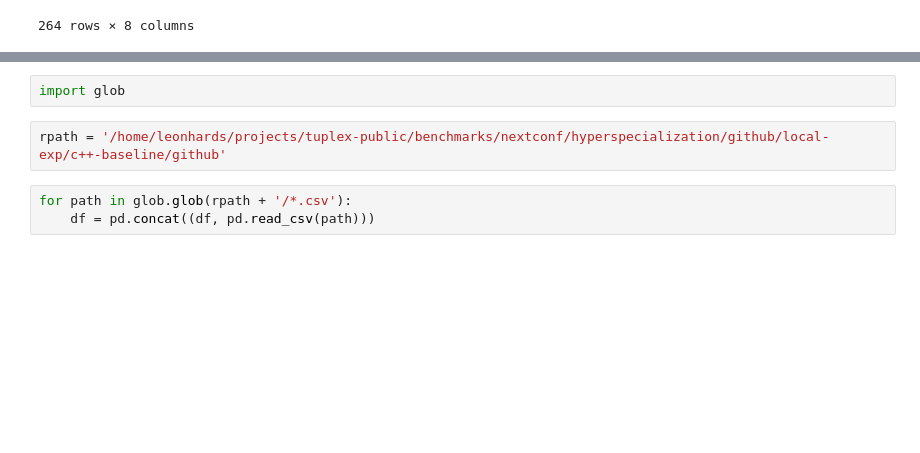
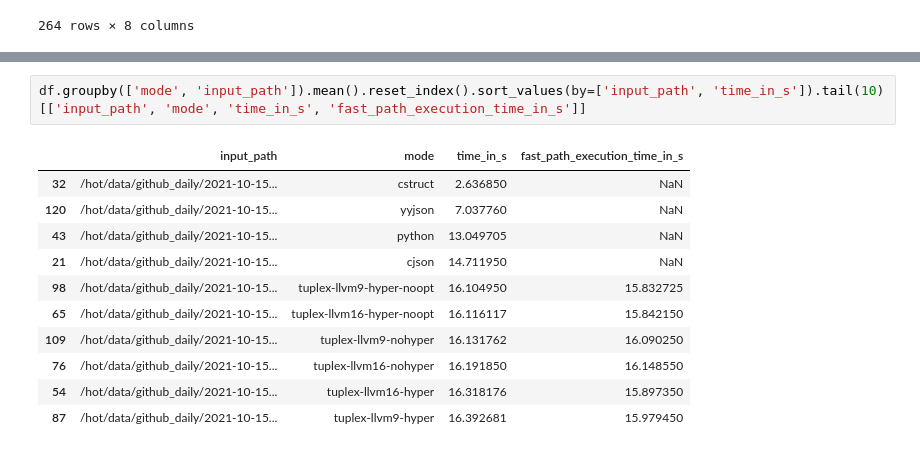
Before and after one commit to LeonhardFS/tuplex-public, a Jupyter notebook: benchmarks/nextconf/hyperspecialization/notebooks/01_Github_Analysis.ipynb, the cells around one changed output, grey strips where cells are left out. Drawn from its saved outputs; the diff is of its cells as text; blank space fills up the shorter version.

```diff
--- a/benchmarks/nextconf/hyperspecialization/notebooks/01_Github_Analysis.ipynb
+++ b/benchmarks/nextconf/hyperspecialization/notebooks/01_Github_Analysis.ipynb
@@ -135,7 +208,14 @@ df = pd.DataFrame()
-# %%
-import glob
-# %%
-rpath = '/home/leonhards/projects/tuplex-public/benchmarks/nextconf/hyperspecialization/github/local-exp/c++-baseline/github'
-# %%
-for path in glob.glob(rpath + '/*.csv'):
-    df = pd.concat((df, pd.read_csv(path)))
+# %%
+df.groupby(['mode', 'input_path']).mean().reset_index().sort_values(by=['input_path', 'time_in_s']).tail(10)[['input_path', 'mode', 'time_in_s', 'fast_path_execution_time_in_s']]
+# %% [output]
+|  | input_path | mode | time_in_s | fast_path_execution_time_in_s |
+| 32 | /hot/data/github_daily/2021-10-15... | cstruct | 2.636850 | NaN |
+| 120 | /hot/data/github_daily/2021-10-15... | yyjson | 7.037760 | NaN |
+| 43 | /hot/data/github_daily/2021-10-15... | python | 13.049705 | NaN |
+| 21 | /hot/data/github_daily/2021-10-15... | cjson | 14.711950 | NaN |
+| 98 | /hot/data/github_daily/2021-10-15... | tuplex-llvm9-hyper-noopt | 16.104950 | 15.832725 |
+| 65 | /hot/data/github_daily/2021-10-15... | tuplex-llvm16-hyper-noopt | 16.116117 | 15.842150 |
+| 109 | /hot/data/github_daily/2021-10-15... | tuplex-llvm9-nohyper | 16.131762 | 16.090250 |
+| 76 | /hot/data/github_daily/2021-10-15... | tuplex-llvm16-nohyper | 16.191850 | 16.148550 |
+| 54 | /hot/data/github_daily/2021-10-15... | tuplex-llvm16-hyper | 16.318176 | 15.897350 |
+| 87 | /hot/data/github_daily/2021-10-15... | tuplex-llvm9-hyper | 16.392681 | 15.979450 |
```
Also changed, not shown: parts of 16 cells of this notebook.
